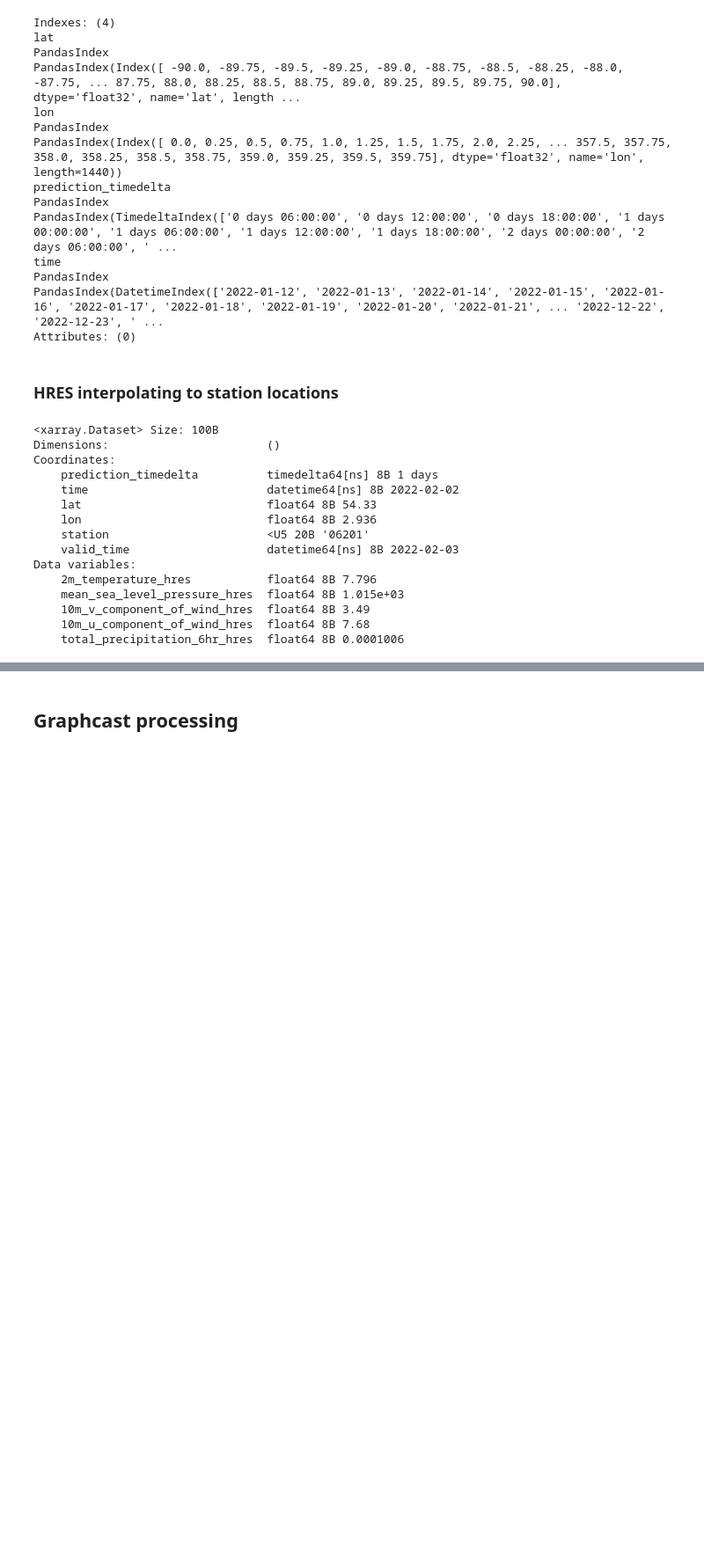
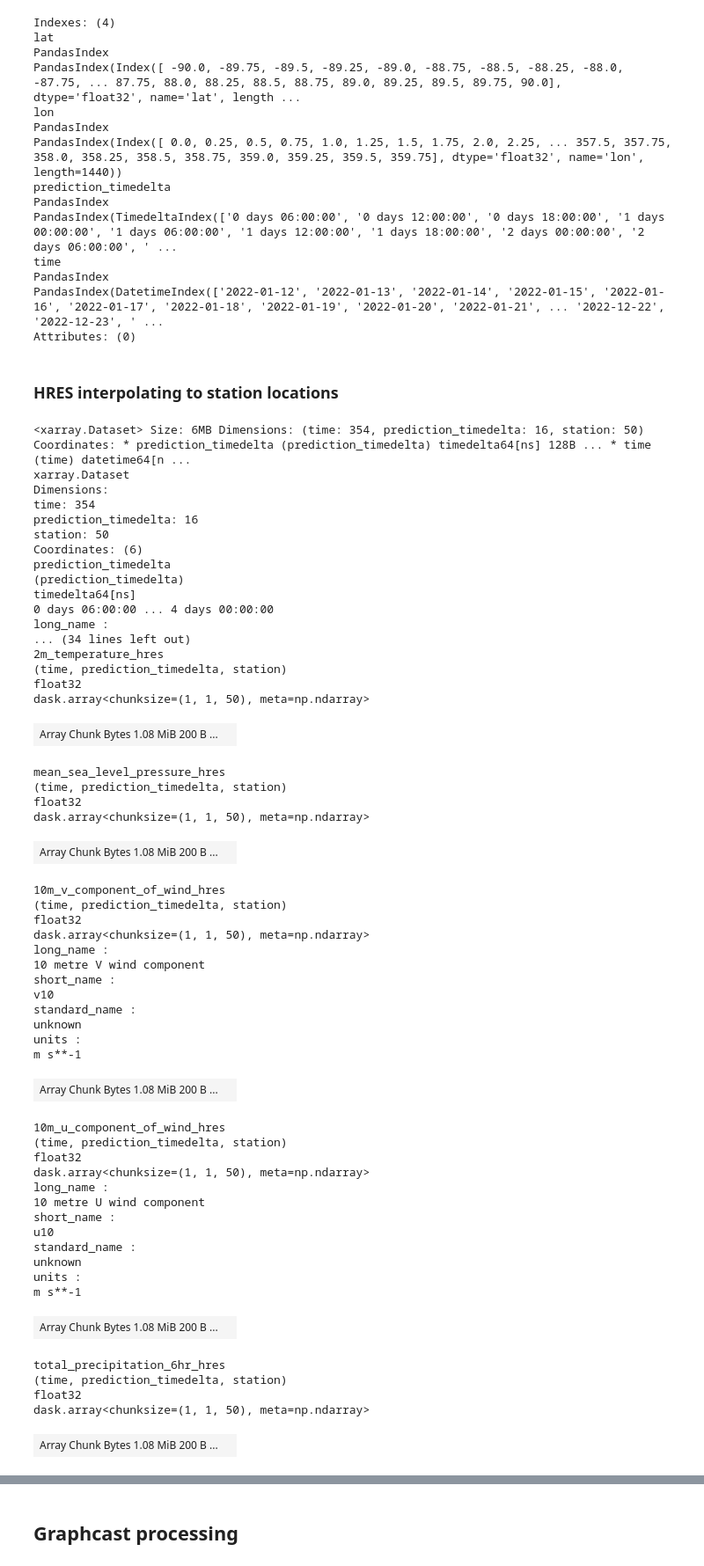
Before and after one commit to koenlode/Thesis, a Jupyter notebook: master_notebook.ipynb, the cells around one changed output, grey strips where cells are left out. Shown at 88% size. Saved outputs shown, nothing was run; the diff lists cells and outputs as text; code cells hidden in the pictures; blank space fills up the shorter version.

```diff
--- a/master_notebook.ipynb
+++ b/master_notebook.ipynb
@@ -390,38 +463,77 @@ Attributes: (0)
 # %%
 # Extract unique station location data
 station_locations = synop[['lat', 'lon']].isel(time=0).to_dataframe()
 
-# Remove any rows with missing data
-station_locations = station_locations.dropna()
+# # Remove any rows with missing data
+# station_locations = station_locations.dropna()
 
 # Reset index to maintain station codes as part of the DataFrame
 station_locations.reset_index(inplace=True)
 
 # Interpolate the global dataset using lat/lon from station_locations
 hres_for_interp = hres_for.interp(lat=("station", station_locations['lat']),
                                   lon=("station", station_locations['lon']))
 
 # # Assign station codes from synop as coordinates to the interpolated dataset
 hres_for_interp = hres_for_interp.assign_coords(station=("station", station_locations['station'].values))
 
 # # Add time dimension for merging
 hres_for_interp = hres_for_interp.assign_coords(valid_time=hres_for_interp['time'] + hres_for_interp['prediction_timedelta'])
 
 # Display the interpolated dataset
-hres_for_interp.sel(station='06201', time='2022-02-02',prediction_timedelta='24hr').compute()
+hres_for_interp
 # %% [output]
-<xarray.Dataset> Size: 100B
-Dimensions:                       ()
-Coordinates:
-    prediction_timedelta          timedelta64[ns] 8B 1 days
-    time                          datetime64[ns] 8B 2022-02-02
-    lat                           float64 8B 54.33
-    lon                           float64 8B 2.936
-    station                       <U5 20B '06201'
-    valid_time                    datetime64[ns] 8B 2022-02-03
-Data variables:
-    2m_temperature_hres           float64 8B 7.796
-    mean_sea_level_pressure_hres  float64 8B 1.015e+03
-    10m_v_component_of_wind_hres  float64 8B 3.49
-    10m_u_component_of_wind_hres  float64 8B 7.68
-    total_precipitation_6hr_hres  float64 8B 0.0001006
+<xarray.Dataset> Size: 6MB Dimensions: (time: 354, prediction_timedelta: 16, station: 50) Coordinates: * prediction_timedelta (prediction_timedelta) timedelta64[ns] 128B ... * time (time) datetime64[n ...
+xarray.Dataset
+Dimensions:
+time: 354
+prediction_timedelta: 16
+station: 50
+Coordinates: (6)
+prediction_timedelta
+(prediction_timedelta)
+timedelta64[ns]
+0 days 06:00:00 ... 4 days 00:00:00
+long_name :
+... (34 lines left out)
+2m_temperature_hres
+(time, prediction_timedelta, station)
+float32
+dask.array<chunksize=(1, 1, 50), meta=np.ndarray>
+| Array Chunk Bytes 1.08 MiB 200 B ... |  |
+mean_sea_level_pressure_hres
+(time, prediction_timedelta, station)
+float32
+dask.array<chunksize=(1, 1, 50), meta=np.ndarray>
+| Array Chunk Bytes 1.08 MiB 200 B ... |  |
+10m_v_component_of_wind_hres
+(time, prediction_timedelta, station)
+float32
+dask.array<chunksize=(1, 1, 50), meta=np.ndarray>
+long_name :
+10 metre V wind component
+short_name :
+v10
+standard_name :
+unknown
+units :
+m s**-1
+| Array Chunk Bytes 1.08 MiB 200 B ... |  |
+10m_u_component_of_wind_hres
+(time, prediction_timedelta, station)
+float32
+dask.array<chunksize=(1, 1, 50), meta=np.ndarray>
+long_name :
+10 metre U wind component
+short_name :
+u10
+standard_name :
+unknown
+units :
+m s**-1
+| Array Chunk Bytes 1.08 MiB 200 B ... |  |
+total_precipitation_6hr_hres
+(time, prediction_timedelta, station)
+float32
+dask.array<chunksize=(1, 1, 50), meta=np.ndarray>
+| Array Chunk Bytes 1.08 MiB 200 B ... |  |
```
Also changed, not shown: parts of 14 cells of this notebook, 1 other file.
